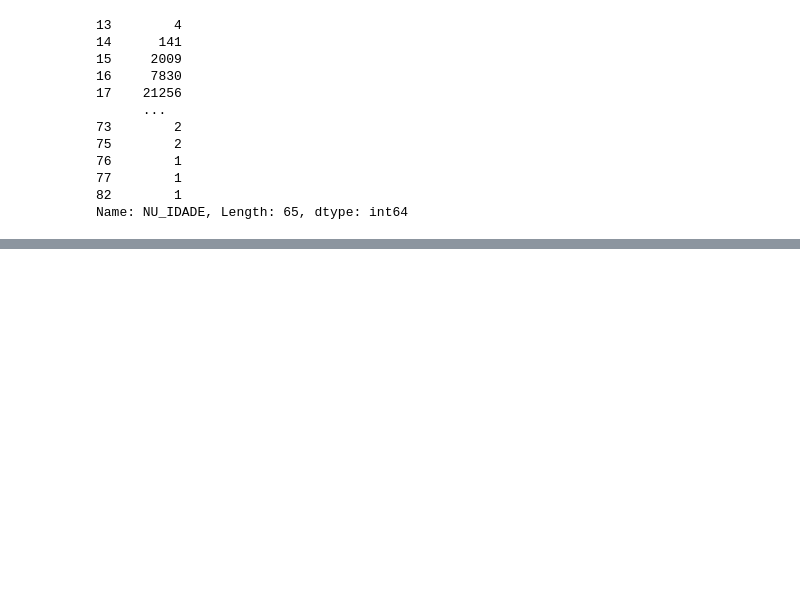
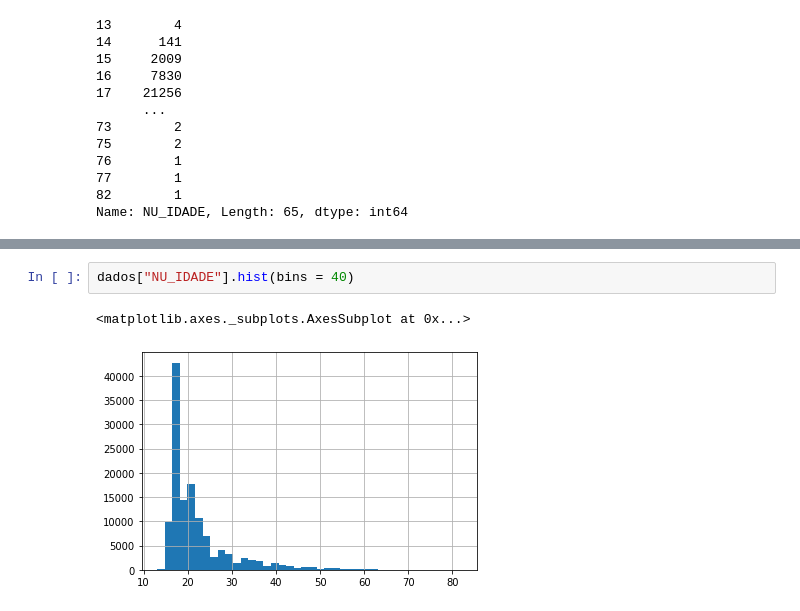
Before and after one commit to brunon-dev/imersao-dados-alura, a Jupyter notebook: Aula1_ImersaoDados_Alura.ipynb, the cells around one changed output, grey strips where cells are left out. Drawn from its saved outputs; the diff is of its cells as text; blank space fills up the shorter version.

```diff
--- a/Aula1_ImersaoDados_Alura.ipynb
+++ b/Aula1_ImersaoDados_Alura.ipynb
@@ -101,0 +107,5 @@ Name: NU_IDADE, Length: 65, dtype: int64
+# %%
+dados["NU_IDADE"].hist(bins = 40)
+# %% [output]
+<matplotlib.axes._subplots.AxesSubplot at 0x...>
+[figure, added]
```
Also changed, not shown: parts of 2 cells of this notebook.
